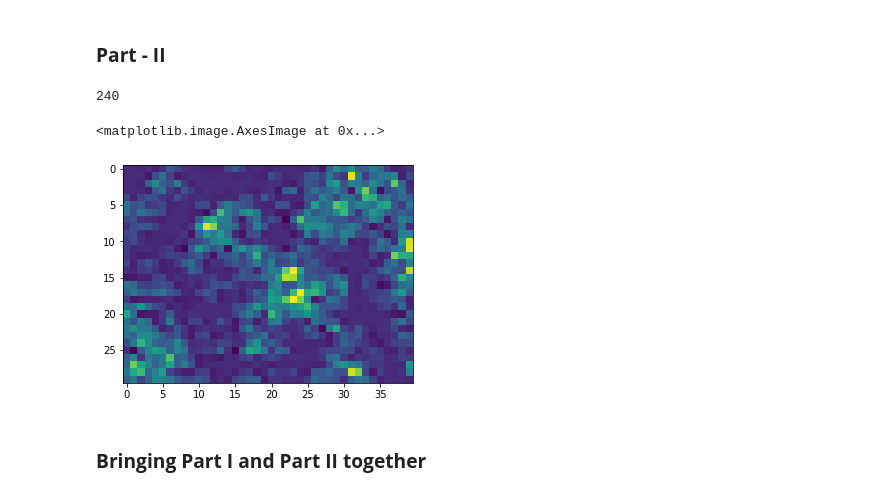
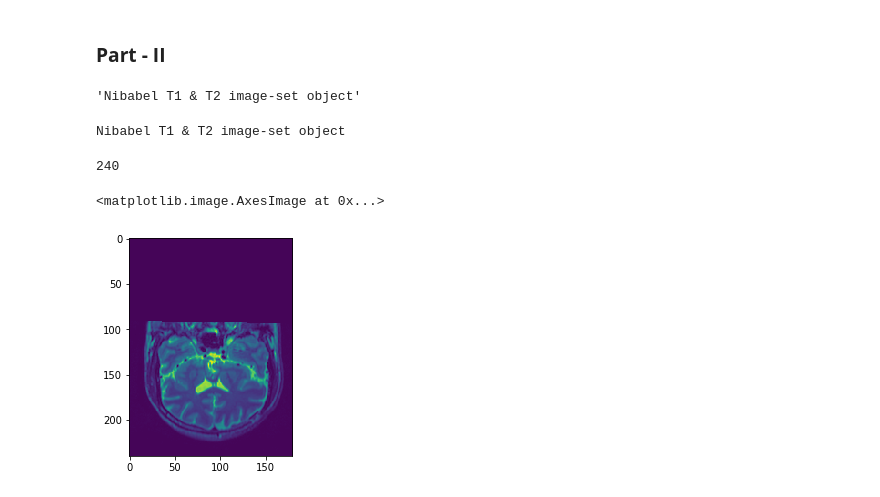
Before and after one commit to elogicaadith/ManningLP_CNN_W_PyTorch, a Jupyter notebook: 02_ManningLP_Week2.ipynb, the cells around one changed output. Drawn from its saved outputs; the diff is of its cells as text; code cells hidden in the pictures.

```diff
--- a/02_ManningLP_Week2.ipynb
+++ b/02_ManningLP_Week2.ipynb
@@ -102,16 +118,34 @@ class scan_dataset:
 # %%
-data_path = "/content/drive/My Drive/Colab Notebooks/Datasets/hh/t1"
-image_set = "IXI012-HH-1211-T1_fcm.nii.gz"
-dataset_1 = scan_dataset(data_path= data_path, image_set = image_set, image_number = 7, y_start = 11, y_end = 41, x_start = 11, x_end = 51)
+t1_data_path = "/content/drive/My Drive/Colab Notebooks/Datasets/hh/t1"
+t2_data_path = "/content/drive/My Drive/Colab Notebooks/Datasets/hh/t2"
+t1_image_set = "IXI012-HH-1211-T1_fcm.nii.gz"
+t2_image_set = "IXI012-HH-1211-T2_reg_fcm.nii.gz"
+
+nib_image_set_1 = scan_dataset(t1_data_path= t1_data_path,
+                               t2_data_path= t2_data_path,
+                               t1_image_set = t1_image_set,
+                               t2_image_set = t2_image_set,
+                               which = "t2",
+                               image_number = 101,
+                               y_start = 101,
+                               y_end = 201,
+                               x_start = 41,
+                               x_end = 101)
-# %%
-length_ds_1 = dataset_1.__len__()
-print(length_ds_1)
-# %% [output]
-240
+# %%
+repr(nib_image_set_1)
+# %% [output]
+'Nibabel T1 & T2 image-set object'
+# %%
+print(nib_image_set_1)
+# %% [output]
+Nibabel T1 & T2 image-set object
+# %%
+length = len(nib_image_set_1)
+print(length)
+# %% [output]
+240
 # %%
-plt.imshow(dataset_1.__getitem__())
+plt.imshow(nib_image_set_1[101])
 # %% [output]
 <matplotlib.image.AxesImage at 0x...>
-[figure, old version]
+[figure, new version]
-# %% [markdown]
-### **Bringing Part I and Part II together**
```
Also changed, not shown: parts of 5 cells of this notebook.
